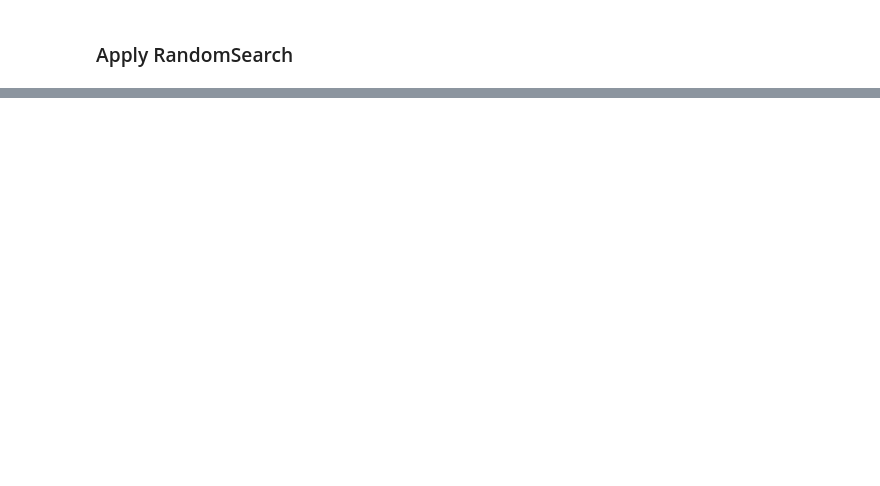
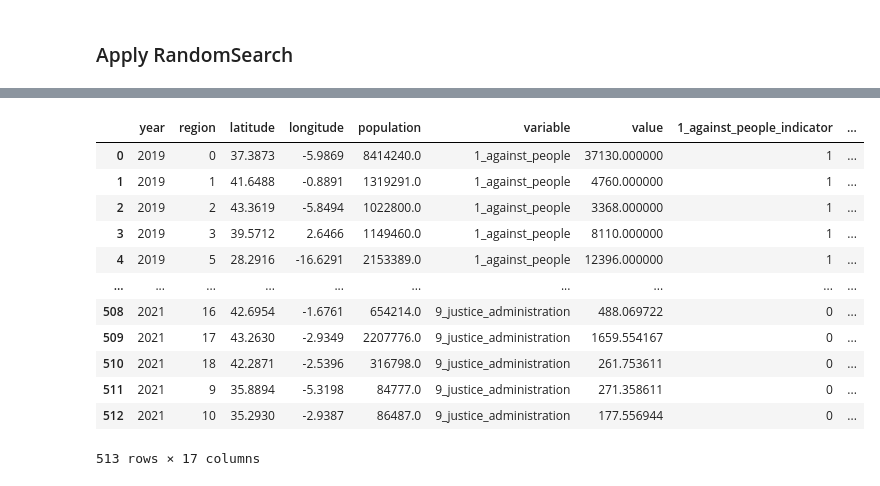
Before and after one commit to ivanalonsom/Project6, a Jupyter notebook: main.ipynb, the cells around one changed output, grey strips where cells are left out. Drawn from its saved outputs; the diff is of its cells as text; code cells hidden in the pictures; blank space fills up the shorter version.

Commit message:
Upload the prediction

```diff
--- a/main.ipynb
+++ b/main.ipynb
@@ -400,11 +408,11 @@ for year in future_years:
 
     new_year_df = df_try_1[df_try_1['year']==year-1].copy()
     new_year_df['year'] = year
-    new_year_df['values_year'] = y_pred_year
+    new_year_df['value'] = y_pred_year
 
     df_try_1 = pd.concat([df_try_1, new_year_df], ignore_index=True)
 
-    y_year = df_total_values_201819[df_total_values_201819['year'] == year]['values_year']
+    y_year = df_total_values_201819[df_total_values_201819['year'] == year]['value']
 
     if not y_year.empty:
         mae = mean_absolute_error(y_year, y_pred_year)
@@ -518,0 +570,43 @@ for year in future_years:
+# %%
+df_total_predict_202021 = df_total_values_PCA.copy()
+
+future_years = [2020, 2021]
+
+for year in future_years:
+
+    #Drop PCA var
+    df_total_predict_202021 = df_total_predict_202021.drop(columns=['Values_year_PCA'], errors='ignore')
+
+    #Recalculate year_minus
+    df_total_predict_202021 = get_previous_years(df_total_predict_202021)
+
+    #Apply PCA
+    df_total_predict_202021 = apply_pca(df_total_predict_202021, columns_pca)
+
+    #Predict next year
+    X_year = df_total_predict_202021[df_total_predict_202021['year'] == year - 1][features_nn]
+    y_pred_year = best_rf_model.predict(X_year)
+
+    new_year_df = df_total_predict_202021[df_total_predict_202021['year'] == year - 1].copy()
+    new_year_df['year'] = year
+    new_year_df['value'] = y_pred_year
+
+    df_total_predict_202021 = pd.concat([df_total_predict_202021, new_year_df], ignore_index=True)
+
+    y_year = df_total_values[df_total_values['year'] == year]['value']
+
+df_total_predict_202021
+# %% [output]
+|  | year | region | latitude | longitude | population | variable | value | 1_against_people_indicator | ... |
+| 0 | 2019 | 0 | 37.3873 | -5.9869 | 8414240.0 | 1_against_people | 37130.000000 | 1 | ... |
+| 1 | 2019 | 1 | 41.6488 | -0.8891 | 1319291.0 | 1_against_people | 4760.000000 | 1 | ... |
+| 2 | 2019 | 2 | 43.3619 | -5.8494 | 1022800.0 | 1_against_people | 3368.000000 | 1 | ... |
+| 3 | 2019 | 3 | 39.5712 | 2.6466 | 1149460.0 | 1_against_people | 8110.000000 | 1 | ... |
+| 4 | 2019 | 5 | 28.2916 | -16.6291 | 2153389.0 | 1_against_people | 12396.000000 | 1 | ... |
+| ... | ... | ... | ... | ... | ... | ... | ... | ... | ... |
+| 508 | 2021 | 16 | 42.6954 | -1.6761 | 654214.0 | 9_justice_administration | 488.069722 | 0 | ... |
+| 509 | 2021 | 17 | 43.2630 | -2.9349 | 2207776.0 | 9_justice_administration | 1659.554167 | 0 | ... |
+| 510 | 2021 | 18 | 42.2871 | -2.5396 | 316798.0 | 9_justice_administration | 261.753611 | 0 | ... |
+| 511 | 2021 | 9 | 35.8894 | -5.3198 | 84777.0 | 9_justice_administration | 271.358611 | 0 | ... |
+| 512 | 2021 | 10 | 35.2930 | -2.9387 | 86487.0 | 9_justice_administration | 177.556944 | 0 | ... |
+513 rows × 17 columns
```
Also changed, not shown: parts of 15 cells of this notebook, 4 other files.
